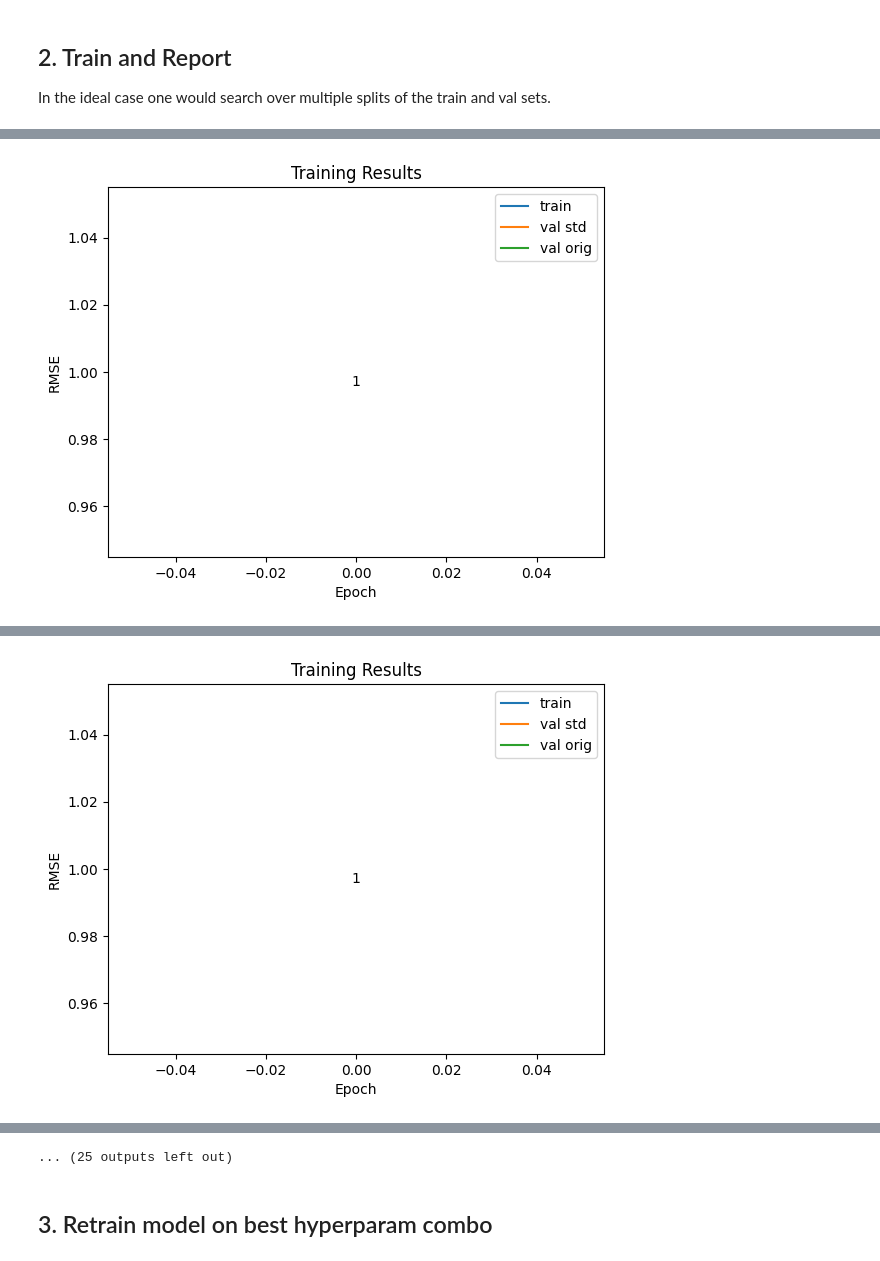
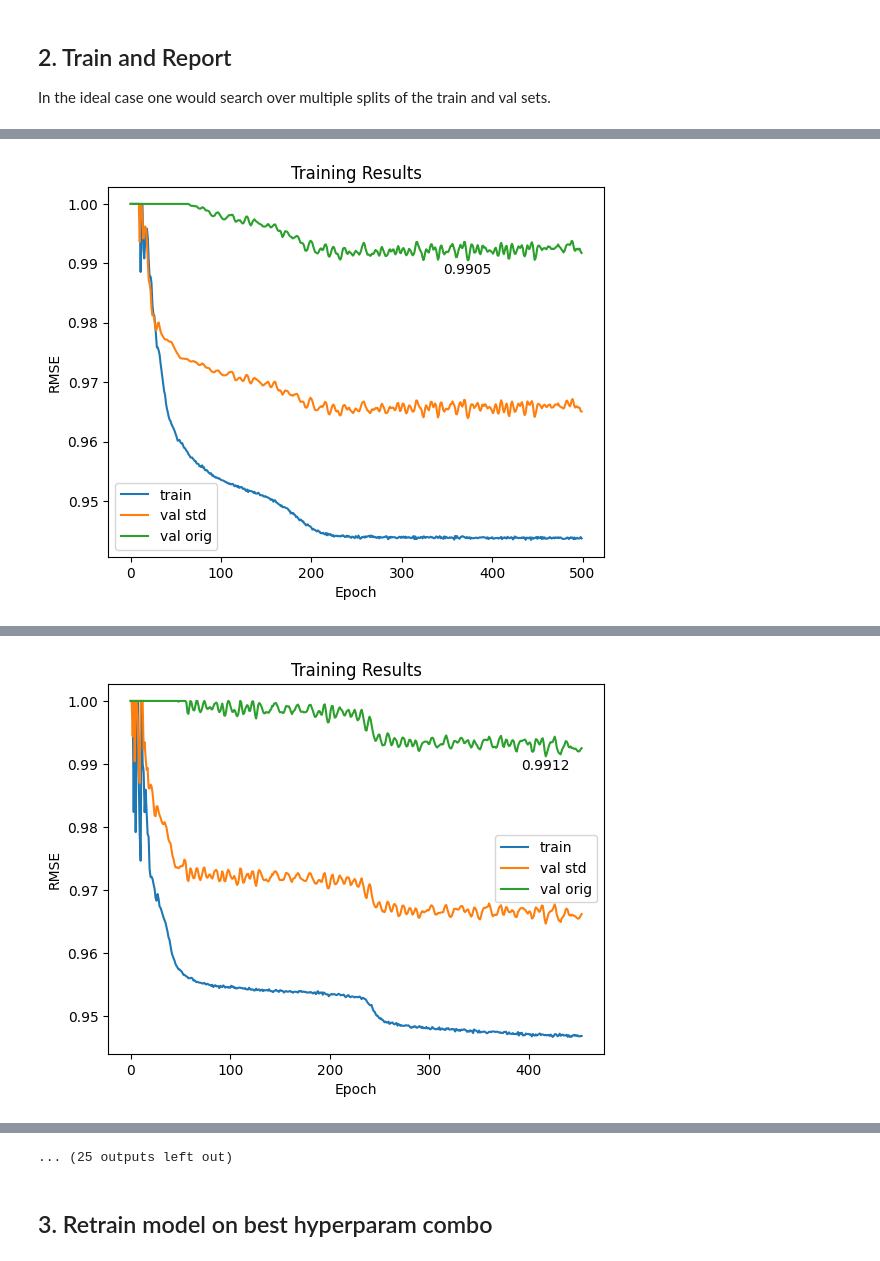
Before and after one commit to AlainJoss/LightGCNPlus, a Jupyter notebook: experiments/LightGCNPlus.ipynb, the cells around one changed output, grey strips where cells are left out. Saved outputs shown, nothing was run; the diff lists cells and outputs as text; code cells hidden in the pictures.

Commit message:
Finished explanation in the LighGCNPlus experiments. Minor fixes in train and postprocess.

```diff
--- a/experiments/LightGCNPlus.ipynb
+++ b/experiments/LightGCNPlus.ipynb
@@ -68,10 +74,10 @@ DROPOUT=0.5
 ACT_FN = nn.GELU()
 
 # Train loop hyperparameters
-EPOCHS = 1
+EPOCHS = 500
 STOP_THRESHOLD=1e-07
 
-# To be searched
+# To be searched (example values)
 # K=28
 # L=4
 # PROJECTIONS = (4,)
@@ -79,7 +85,7 @@ STOP_THRESHOLD=1e-07
 # Grid
 ks = [28, 30, 32]
 layers = [3, 4]
-projections = [(4,), (2,), (1,)]  # (8,4)
+projections = [(4,1), (4,), (2,), (1,)]
 # %%
 # Tuning LightGCNPlus
 results = {
@@ -93,7 +99,7 @@ for K in ks:
             optimizer = torch.optim.Adam(model.parameters(), lr=LR, weight_decay=WEIGHT_DECAY)
             loss_fn = nn.MSELoss()
             print(f"K={K}, L={L}, C={C}")
-            train_rmse, val_rmse_std, val_rmse_orig = train_model(model, optimizer, loss_fn, train_users, train_items, standardized_train_ratings, val_users, val_items, orig_val_ratings, standardized_val_ratings, means, stds, EPOCHS, STOP_THRESHOLD, False, verbosity=50)
+            train_rmse, val_rmse_std, val_rmse_orig = train_model(model, optimizer, loss_fn, train_users, train_items, standardized_train_ratings, val_users, val_items, orig_val_ratings, standardized_val_ratings, means, stds, EPOCHS, STOP_THRESHOLD, False, verbosity=1)
             report_training_results(train_rmse, val_rmse_std, val_rmse_orig)
 
             results["min_val_losses"].append(min(val_rmse_orig))
@@ -132 +168 @@ Min validation loss at epoch: 0
-[figure, old version]
+[figure, new version]
@@ -140 +186 @@ Min validation loss at epoch: 0
-[figure, old version]
+[figure, new version]
```
Also changed, not shown: parts of 6 cells of this notebook, 3 other files.
